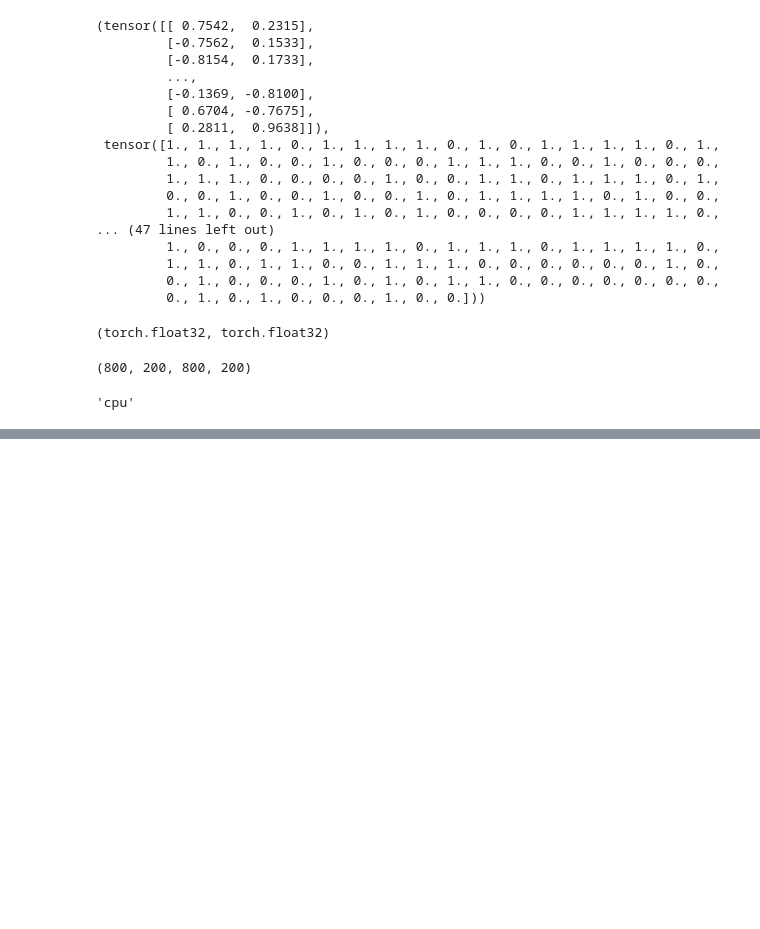
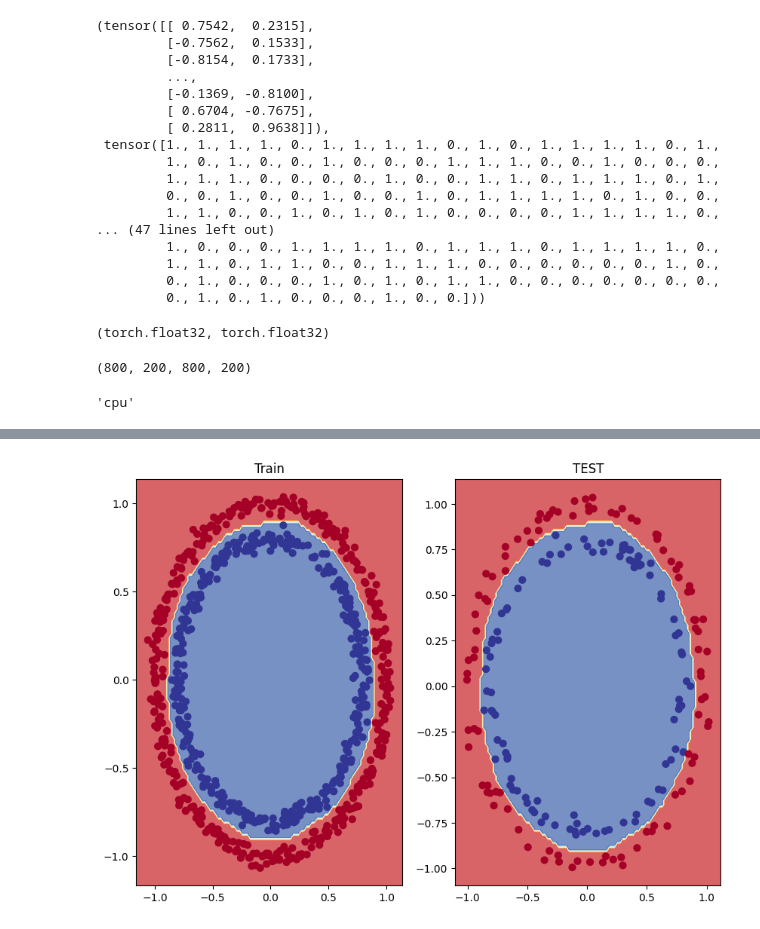
Before and after one commit to sksarvesh007/learn-pytorch, a Jupyter notebook: tut_three_classification.ipynb, the cells around one changed output, grey strips where cells are left out. Drawn from its saved outputs; the diff is of its cells as text; code cells hidden in the pictures; blank space fills up the shorter version.

```diff
--- a/tut_three_classification.ipynb
+++ b/tut_three_classification.ipynb
@@ -134 +140,6 @@ binaryclassifier(
+# %%
+def accuracy_fn(y_true, y_pred):
+    correct = torch.eq(y_true, y_pred).sum().item()
+    acc = (correct / len(y_true)) * 100
+    return acc
 # %%
@@ -153,0 +156,5 @@ OrderedDict([('layer_1.weight',
+# %%
+model_0.eval()
+with torch.no_grad():
+    y_logits = model_0(X_test)
+y_logits[:5]
@@ -153,0 +186,5 @@ OrderedDict([('layer_1.weight',
+# %%
+with torch.no_grad():
+    y_pred_labels = torch.round(torch.sigmoid(model_0(X_test)))
+    y_pred_labels[:5]
+y_pred_labels.squeeze(dim=-1).shape , y_test.shape
@@ -153,0 +196,15 @@ OrderedDict([('layer_1.weight',
+# %%
+epochs = 1000
+for epoch in range(epochs):
+    model_0.train()
+    y_logits = model_0(X_train).squeeze()
+    y_pred = torch.sigmoid(y_logits)
+    loss = loss_fn(y_logits, y_train.squeeze())
+    optimizer.zero_grad()
+    loss.backward()
+    optimizer.step()
+    y_pred_labels = torch.round(y_pred)
+    accuracy = accuracy_fn(y_train, y_pred_labels)
+
+    if epoch % 100 == 0:
+        print(f"EPOCH: {epoch} | TRAIN LOSS: {loss.item()} | TRAIN ACCURACY: {accuracy}")
@@ -153,0 +250,10 @@ OrderedDict([('layer_1.weight',
+# %%
+plt.figure(figsize=(10,7))
+plt.subplot(1, 2, 1)
+plt.title("Train")
+plot_decision_boundary(model_0 , X_train , y_train)
+plt.subplot(1,2,2)
+plt.title("TEST")
+plot_decision_boundary(model_0 , X_test , y_test)
+# %% [output]
+[figure, added]
```
Also changed, not shown: parts of 15 cells of this notebook, 2 other files.
